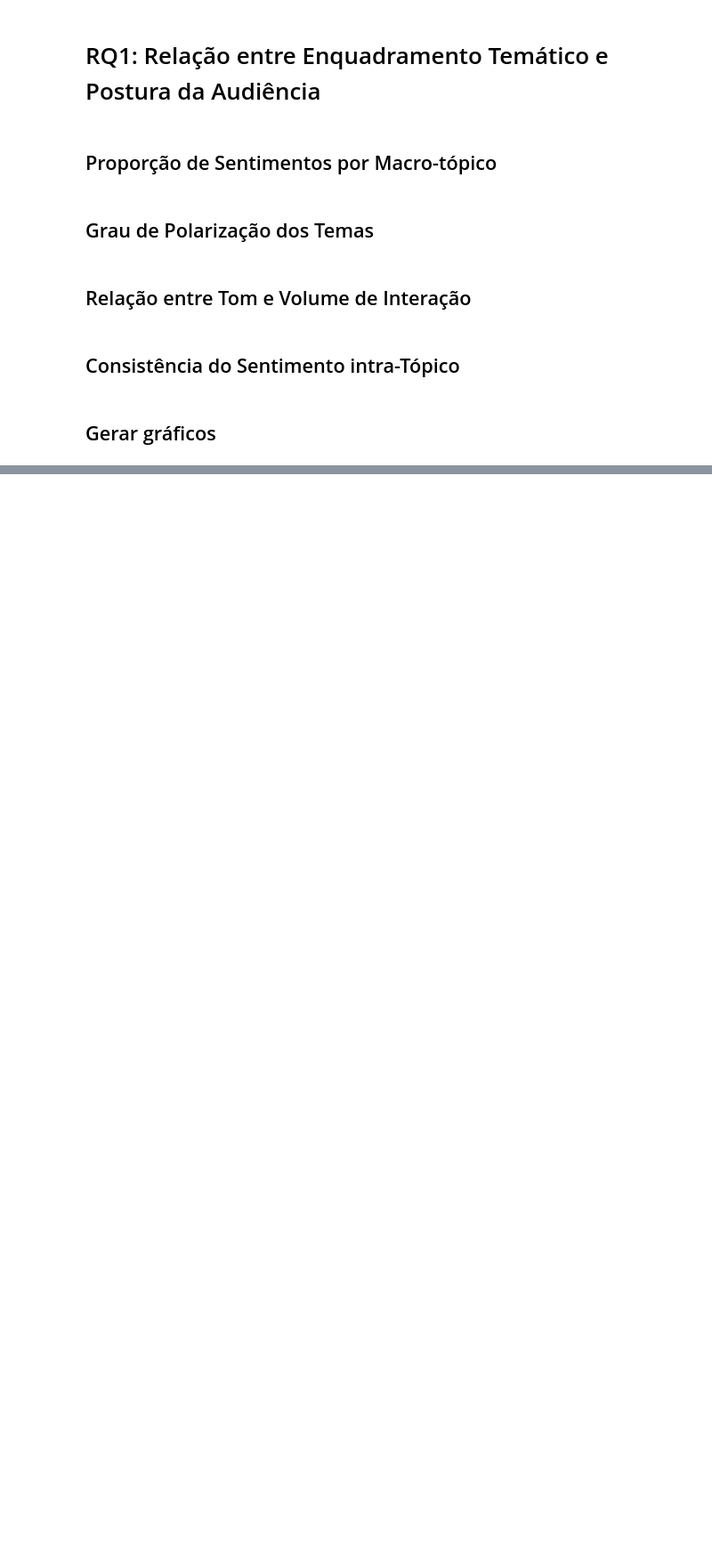
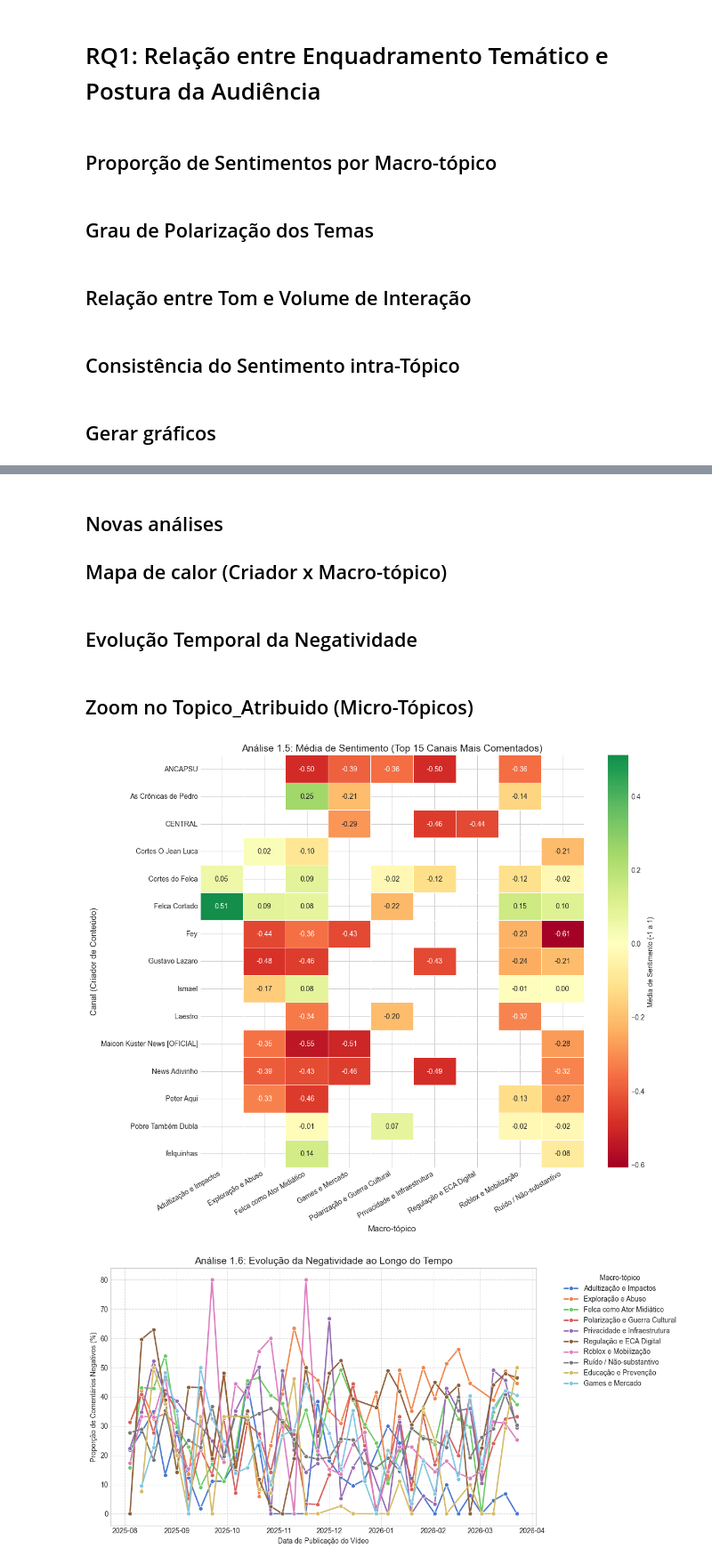
Before and after one commit to estermariaa/lei_felca, a Jupyter notebook: notebooks/34_analise_enq_tema_post.ipynb, the cells around one changed output, grey strips where cells are left out. Shown at 89% size. Drawn from its saved outputs; the diff is of its cells as text; code cells hidden in the pictures; blank space fills up the shorter version.

Commit message:
adição de mais gráficos de análise

```diff
--- a/notebooks/34_analise_enq_tema_post.ipynb
+++ b/notebooks/34_analise_enq_tema_post.ipynb
@@ -151,0 +161,24 @@ Passing `palette` without assigning `hue` is deprecated and will be removed in v
+# %% [markdown]
+## Novas análises
+## Mapa de calor (Criador x Macro-tópico)
+# %%
+def analise_1_5(df, top_n=15):
+    top_canais = df['channelTitle'].value_counts().nlargest(top_n).index
+    df_filtrado = df[df['channelTitle'].isin(top_canais)]
+
+    plt.figure(figsize=(12, 10))
+    pivot_df = pd.pivot_table(df_filtrado, values='sentimento_num', index='channelTitle', columns='macrotopico', aggfunc='mean')
+
+    sns.heatmap(pivot_df, annot=True, cmap='RdYlGn', center=0, fmt=".2f",
+                linewidths=.5, cbar_kws={'label': 'Média de Sentimento (-1 a 1)'})
+
+    plt.title(f'Análise 1.5: Média de Sentimento (Top {top_n} Canais Mais Comentados)', fontsize=14)
+    plt.xlabel('Macro-tópico', fontsize=12)
+    plt.ylabel('Canal (Criador de Conteúdo)', fontsize=12)
+
+    plt.xticks(rotation=30, ha='right')
+
+    plt.tight_layout()
+    plt.show()
+# %% [markdown]
+## Evolução Temporal da Negatividade
@@ -151,0 +206,30 @@ Passing `palette` without assigning `hue` is deprecated and will be removed in v
+# %% [markdown]
+## Zoom no Topico_Atribuido (Micro-Tópicos)
+# %%
+def analise_1_7(df):
+    # Escolha o macro-tópico
+    alvo = df['macrotopico'].value_counts().index[0]
+    df_focado = df[df['macrotopico'] == alvo]
+
+    contagem = pd.crosstab(df_focado['Topico_Atribuido'], df_focado['feeling'])
+    proporcao = contagem.div(contagem.sum(axis=1), axis=0) * 100
+
+    cores = {'Negativo': '#E74C3C', 'Neutro': '#95A5A6', 'Positivo': '#2ECC71'}
+    cols = [c for c in ['Negativo', 'Neutro', 'Positivo'] if c in proporcao.columns]
+
+    proporcao[cols].plot(kind='barh', stacked=True, figsize=(10, 5), color=[cores[c] for c in cols])
+
+    plt.title(f'Análise 1.7: Sentimentos nos Micro-tópicos de "{alvo}"', fontsize=14)
+    plt.xlabel('Porcentagem (%)')
+    plt.ylabel('Tópico Atribuído (Micro-tópico)')
+    plt.legend(title='Sentimento', bbox_to_anchor=(1.05, 1), loc='upper left')
+    plt.xlim(0, 100)
+    plt.tight_layout()
+    plt.show()
+# %%
+analise_1_5(df_master)
+analise_1_6(df_master)
+analise_1_7(df_master)
+# %% [output]
+[figure, added]
+[figure, added]
```
Also changed, not shown: parts of 4 cells of this notebook.
